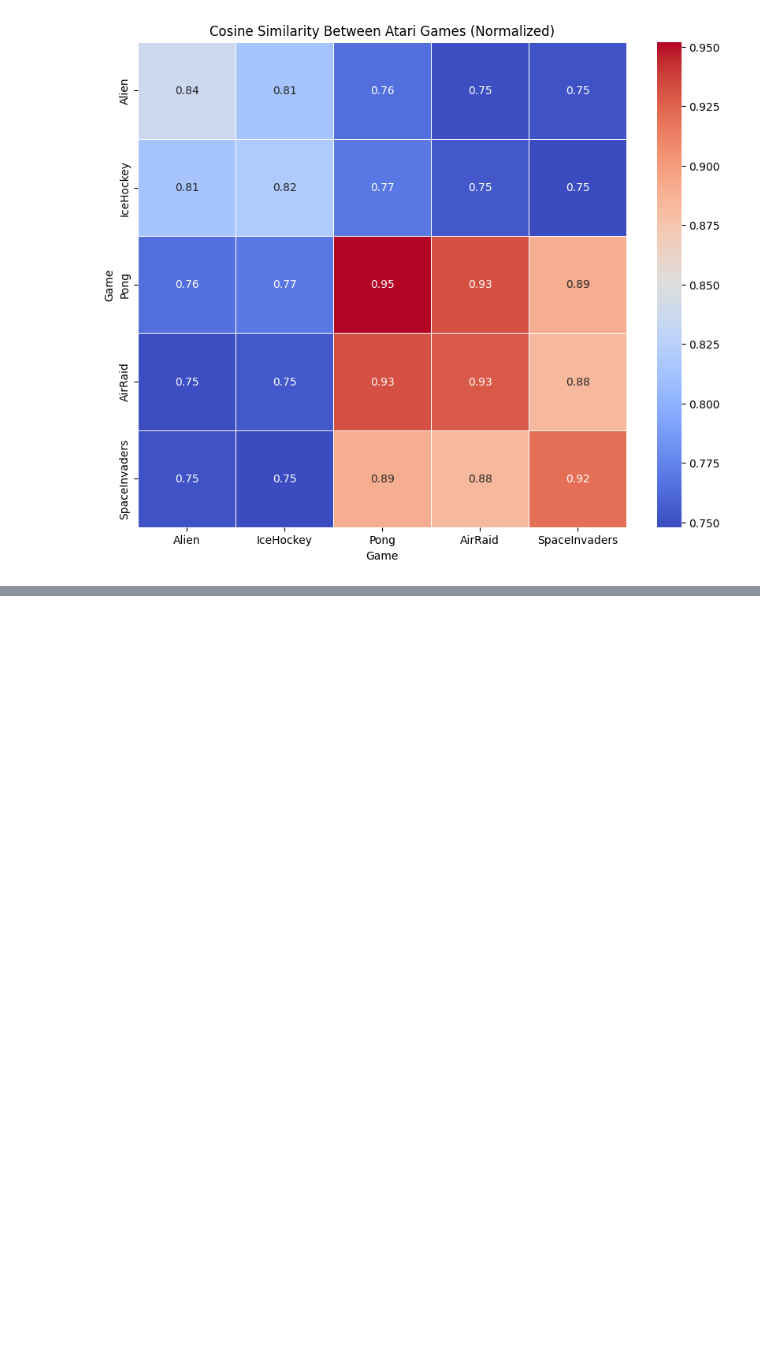
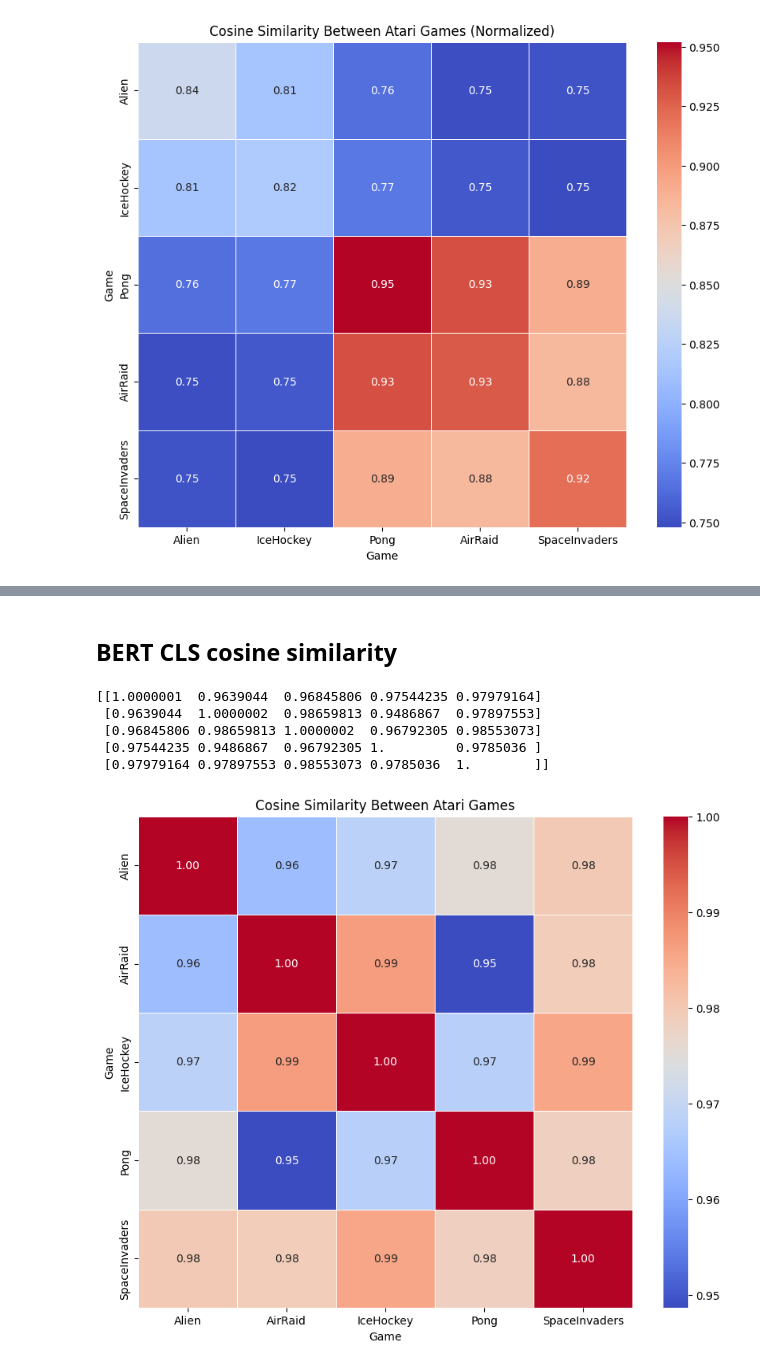
Before and after one commit to Jek9884/Master-Thesis, a Jupyter notebook: embeddings_clustering.ipynb, the cells around one changed output, grey strips where cells are left out. Drawn from its saved outputs; the diff is of its cells as text; code cells hidden in the pictures; blank space fills up the shorter version.

```diff
--- a/embeddings_clustering.ipynb
+++ b/embeddings_clustering.ipynb
@@ -833,0 +844,2 @@ plt.show()
+# %%
+model = BertModel.from_pretrained('bert-base-cased')
@@ -833,0 +876,32 @@ plt.show()
+# %%
+texts = [alien_text, airRaid_text, iceHockey_text, pong_text, spaceInvaders_text]
+tokens = tokenizer(texts, padding=True, truncation=True, return_tensors='pt', max_length=256)
+# %% [markdown]
+## BERT CLS cosine similarity
+# %%
+# Extract BERT embeddings
+with torch.no_grad():
+    outputs = model(**tokens)
+    embeddings = outputs.last_hidden_state[:, 0, :].numpy()  # Use [CLS] token embeddings
+# %%
+# Calculate cosine similarity
+similarity_matrix = cosine_similarity(embeddings)
+print(similarity_matrix)
+# %% [output]
+[[1.0000001  0.9639044  0.96845806 0.97544235 0.97979164]
+ [0.9639044  1.0000002  0.98659813 0.9486867  0.97897553]
+ [0.96845806 0.98659813 1.0000002  0.96792305 0.98553073]
+ [0.97544235 0.9486867  0.96792305 1.         0.9785036 ]
+ [0.97979164 0.97897553 0.98553073 0.9785036  1.        ]]
+# %%
+games = ["Alien", "AirRaid", "IceHockey", "Pong", "SpaceInvaders"]
+
+# Plot the heatmap
+plt.figure(figsize=(10, 8))
+sns.heatmap(similarity_matrix, annot=True, cmap='coolwarm', fmt=".2f", linewidths=.5, xticklabels=games, yticklabels=games)
+plt.title('Cosine Similarity Between Atari Games')
+plt.xlabel('Game')
+plt.ylabel('Game')
+plt.show()
+# %% [output]
+[figure, added]
```
Also changed, not shown: parts of 8 cells of this notebook.
